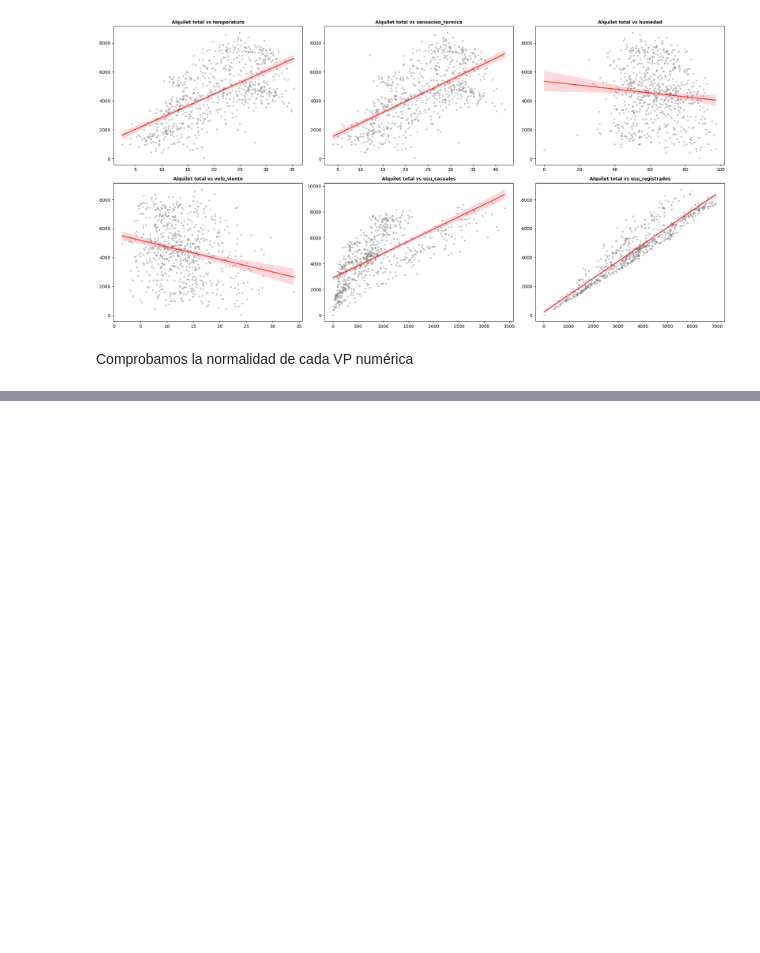
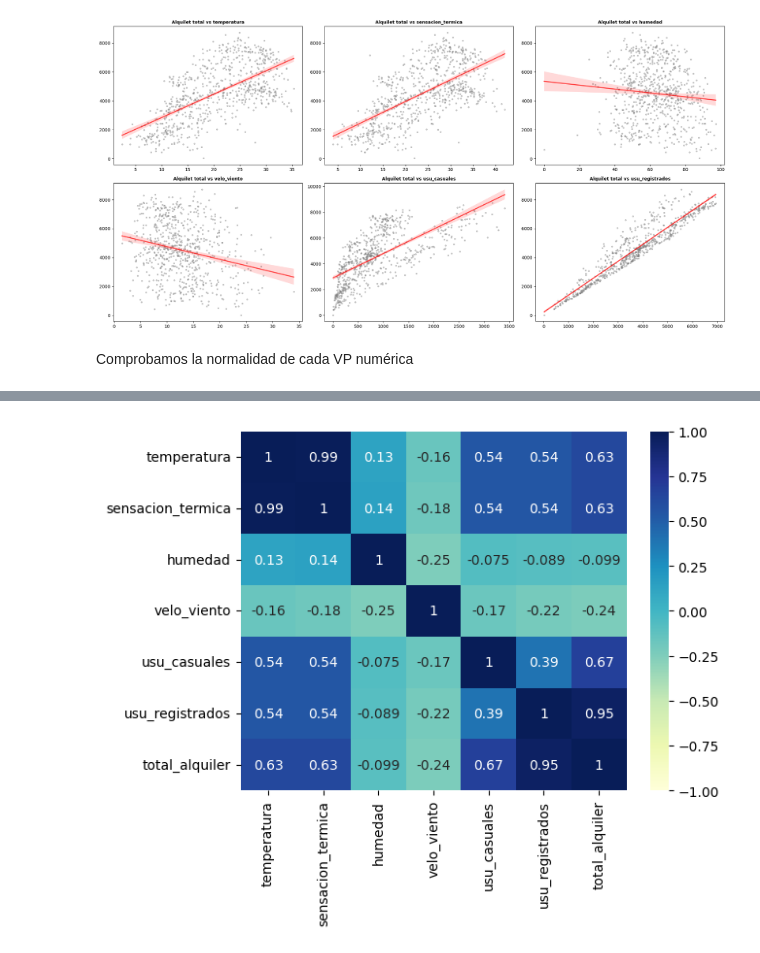
Before and after one commit to GriselleAlanis/project-da-promoE-module3-team1, a Jupyter notebook: Visualizaciones.ipynb, the cells around one changed output, grey strips where cells are left out. Cells and saved outputs as stored; diff of their text form; code cells hidden in the pictures; blank space fills up the shorter version.

```diff
--- a/Visualizaciones.ipynb
+++ b/Visualizaciones.ipynb
@@ -151,0 +115,2 @@ fig.delaxes(axes[-3]);
+# %%
+df_numericas = df.select_dtypes(include = np.number)
@@ -151,0 +139,7 @@ fig.delaxes(axes[-3]);
+# %%
+sns.heatmap(df_numericas.corr(),
+            cmap = "YlGnBu",
+           annot = True, vmax = 1, vmin = -1);
+plt.savefig('heatmap.png', dpi = 300)
+# %% [output]
+[figure, added]
```
Also changed, not shown: parts of 20 cells of this notebook, 1 other file.
